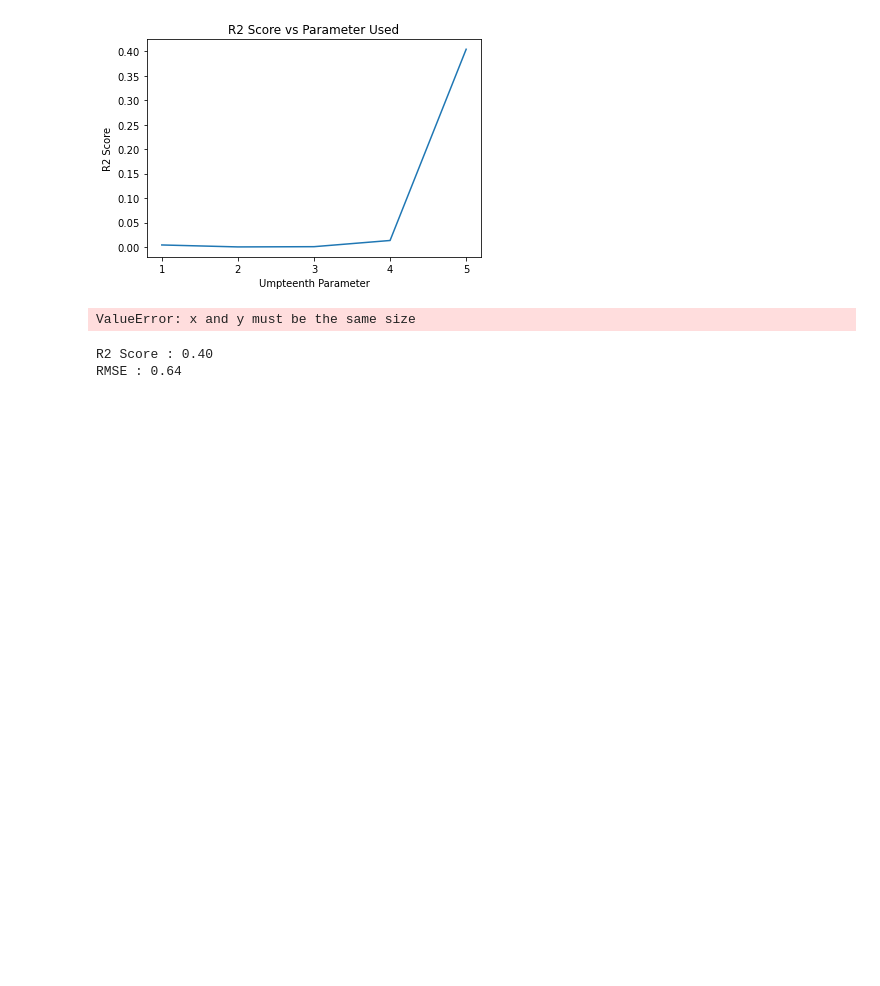
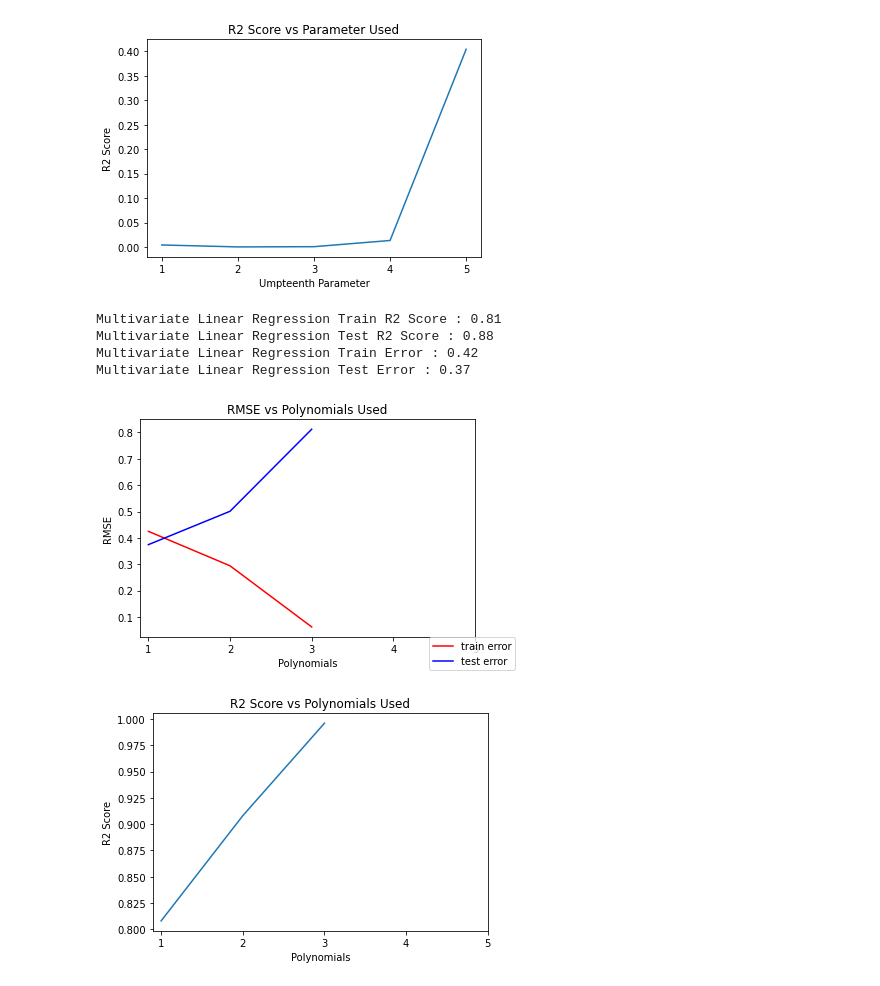
Before and after one commit to hnslmp/machine_learning_ui, a Jupyter notebook: 3.Linear Regression/Linear_Regression.ipynb, the cells around one changed output. Cells and saved outputs as stored; diff of their text form; code cells hidden in the pictures; blank space fills up the shorter version.

Commit message:
kelar poly regression

```diff
--- a/3.Linear Regression/Linear_Regression.ipynb
+++ b/3.Linear Regression/Linear_Regression.ipynb
@@ -24,7 +24,7 @@ x_train, x_test, y_train, y_test = train_test_split(
 #Linear Regressiuon for each parameter
 lr = linear_model.LinearRegression(normalize=True)
 
-r2 = []
+lr_r2 = []
 lr_error = []
 
 for i in range(0,5):
@@ -38,7 +38,7 @@ for i in range(0,5):
     score_r2 = lr.score(lr_x_train, lr_y_train)
     score_error_train = mean_squared_error(lr_y_train,lr.predict(lr_x_train),squared=False)
     score_error_test = mean_squared_error(lr_y_test,lr.predict(lr_x_test),squared=False)
-    r2.append((i+1, score_r2))
+    lr_r2.append((i+1, score_r2))
     lr_error.append((i+1,score_error_train ,score_error_test))
 
     #Plot Linear
@@ -48,7 +48,7 @@ for i in range(0,5):
     title = "Parameter" + str((i+1))
     ax.set(title=title);
 
-r2 = np.asarray(r2)
+lr_r2 = np.asarray(lr_r2)
 lr_error = np.asarray(lr_error)
 # %% [output]
 [figure]
@@ -71,33 +71,54 @@ ax.set(xlabel='Umpteenth Parameter', ylabel='R2 Score', title='R2 Score vs Param
 # %% [output]
 [figure]
 [figure]
+# %%
+#Multivariate Linear Regression
+mlr = linear_model.LinearRegression(normalize=True)
+mlr.fit(x_train,y_train)
+
+print('Multivariate Linear Regression Train R2 Score : %.2f' % mlr.score(x_train, y_train))
+print('Multivariate Linear Regression Test R2 Score : %.2f' % mlr.score(x_test, y_test))
+print('Multivariate Linear Regression Train Error : %.2f'% mean_squared_error(y_train,mlr.predict(x_train),squared=False))
+print('Multivariate Linear Regression Test Error : %.2f'% mean_squared_error(y_test,mlr.predict(x_test),squared=False))
+# %% [output]
+Multivariate Linear Regression Train R2 Score : 0.81
+Multivariate Linear Regression Test R2 Score : 0.88
+Multivariate Linear Regression Train Error : 0.42
+Multivariate Linear Regression Test Error : 0.37
 # %%
 #Polynomial Regression
-fig, ax = plt.subplots()
+poly_r2 = []
+poly_error = []
 
-poly = preprocessing.PolynomialFeatures(degree = 4)
-x_poly = poly.fit_transform(x_train)
+for i in range (1,6):
+    poly = preprocessing.PolynomialFeatures(degree = i)
+    x_poly = poly.fit_transform(x_train)
 
-poly.fit(x_poly, y_train)
-polylr = linear_model.LinearRegression(normalize=True)
-polylr.fit(x_poly, y_train)
-y_pred = polylr.predict(poly.fit_transform(x_test))
+    poly.fit(x_poly, y_train)
+    polylr = linear_model.LinearRegression(normalize=True)
+    polylr.fit(x_poly, y_train)
+    y_pred = polylr.predict(poly.fit_transform(x_test))
 
-ax.scatter(x_test,y_test);
-ax.plot(x_test, y_pred);
+    score_r2 = polylr.score(x_poly, y_train)
+    score_error_train = mean_squared_error(y_train, polylr.predict(poly.fit_transform(x_train)), squared=False)
+    score_error_test = mean_squared_error(y_test,   polylr.predict(poly.fit_transform(x_test)),  squared=False)
+    poly_r2.append((i, score_r2))
+    poly_error.append((i,score_error_train ,score_error_test))
 
-print('Polynomial Regression R2 Score : %.2f' % polylr.score(x_poly, y_train))
-print('Polynomial Regression RMSE : %.2f'% mean_squared_error(y_test,y_pred,squared=False))
+poly_r2 = np.asarray(poly_r2)
+poly_error = np.asarray(poly_error)
-# %% [output]
-ValueError: x and y must be the same size
-# %%
-#Multivariate Linear Regression
-mlr = linear_model.LinearRegression(normalize=True)
-mlr.fit(x_train,y_train)
-y_pred = mlr.predict(x_test)
-
-print('Multivariate Linear Regression R2 Score : %.2f' % mlr.score(x_train, y_train))
-print('Multivariate Linear Regression RMSE : %.2f'% mean_squared_error(y_test,y_pred,squared=False))
-# %% [output]
-R2 Score : 0.40
-RMSE : 0.64
+# %%
+fig, ax = plt.subplots()
+ax.plot(poly_error[:,0], poly_error[:,1],color='red');
+ax.plot(poly_error[:,0], poly_error[:,2],color='blue');
+fig.legend(["train error","test error"],loc="lower right")
+ax.xaxis.set_ticks(np.arange(1, 6, 1))
+ax.set(xlabel='Polynomials', ylabel='RMSE', title='RMSE vs Polynomials Used');
+
+fig, ax = plt.subplots()
+ax.plot(poly_r2[:,0], poly_r2[:,1]);
+ax.xaxis.set_ticks(np.arange(1, 6, 1))
+ax.set(xlabel='Polynomials', ylabel='R2 Score', title='R2 Score vs Polynomials Used');
+# %% [output]
+[figure, added]
+[figure, added]
```
Also changed, not shown: parts of 1 cell of this notebook.
